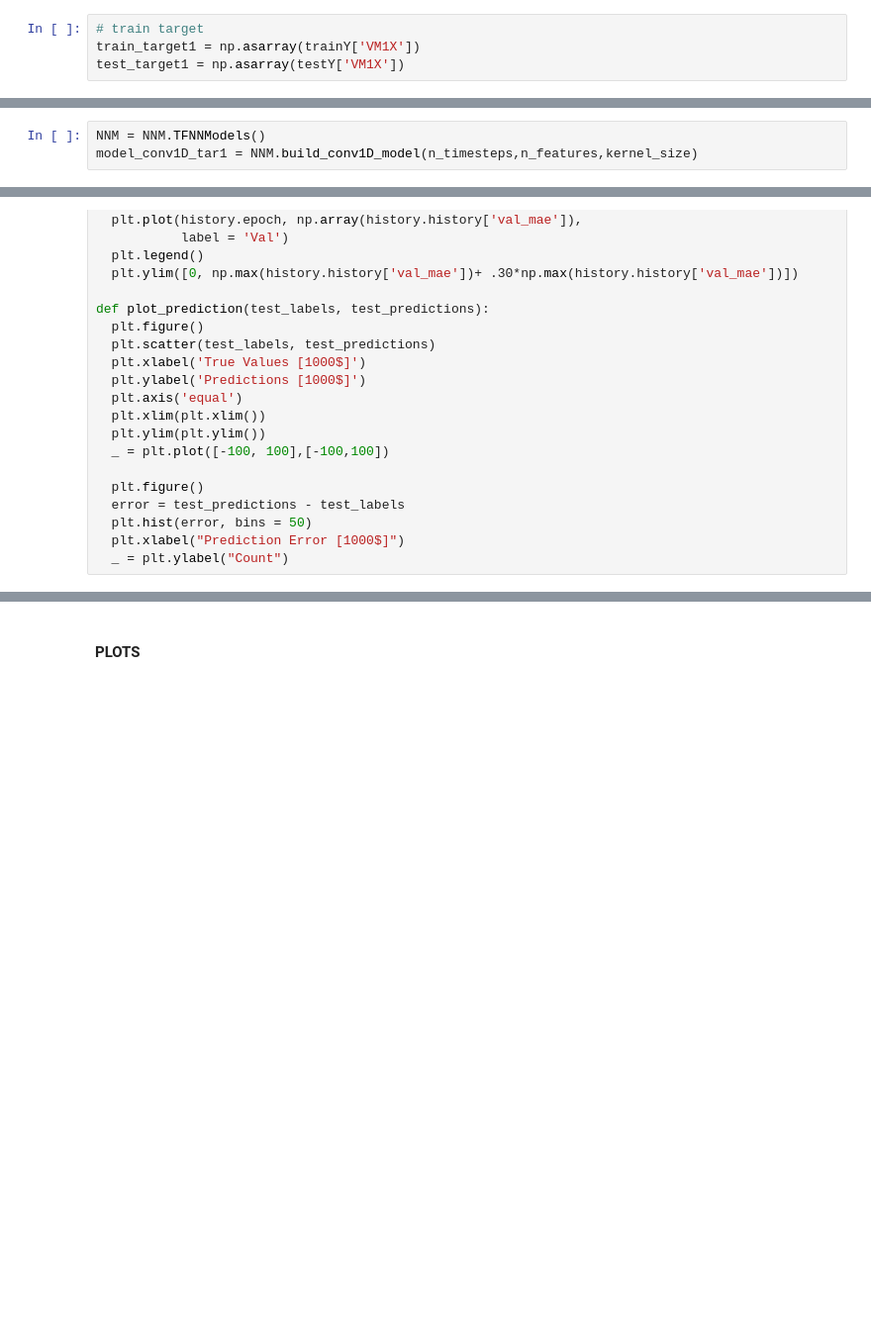
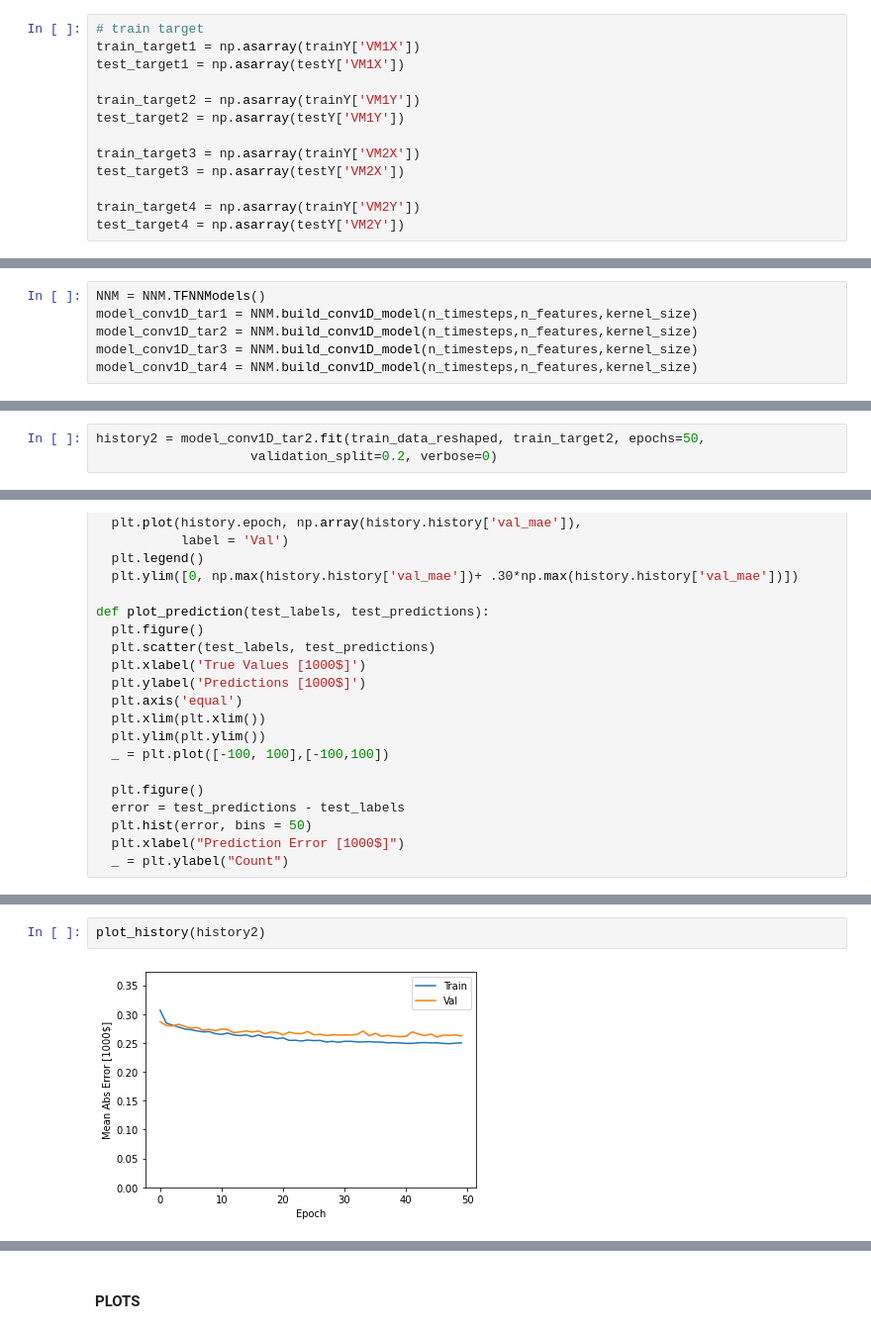
Before and after one commit to dialectic/Navigation_LearnEngine, a Jupyter notebook: Navigation_ConvNN.ipynb, the cells around one changed output, grey strips where cells are left out. Shown: that part at 99% size. Saved outputs shown, nothing was run; the diff lists cells and outputs as text; blank space fills up the shorter version.

```diff
--- a/Navigation_ConvNN.ipynb
+++ b/Navigation_ConvNN.ipynb
@@ -70,6 +70,15 @@ test_data_reshaped = testX.reshape(testX.shape[0],testX.shape[1],1)
 # train target
 train_target1 = np.asarray(trainY['VM1X'])
 test_target1 = np.asarray(testY['VM1X'])
+
+train_target2 = np.asarray(trainY['VM1Y'])
+test_target2 = np.asarray(testY['VM1Y'])
+
+train_target3 = np.asarray(trainY['VM2X'])
+test_target3 = np.asarray(testY['VM2X'])
+
+train_target4 = np.asarray(trainY['VM2Y'])
+test_target4 = np.asarray(testY['VM2Y'])
 # %%
 #trainY = to_categorical(trainY)
 #testY = to_categorical(testY)
@@ -90,6 +99,9 @@ train_target1.shape
 # %%
 NNM = NNM.TFNNModels()
 model_conv1D_tar1 = NNM.build_conv1D_model(n_timesteps,n_features,kernel_size)
+model_conv1D_tar2 = NNM.build_conv1D_model(n_timesteps,n_features,kernel_size)
+model_conv1D_tar3 = NNM.build_conv1D_model(n_timesteps,n_features,kernel_size)
+model_conv1D_tar4 = NNM.build_conv1D_model(n_timesteps,n_features,kernel_size)
 # %% [output]
 Created NN Model Instance
 # %%
@@ -140,0 +131,3 @@ test_predictions=model_conv1D_tar1.predict(test_data_reshaped)
+# %%
+history2 = model_conv1D_tar2.fit(train_data_reshaped, train_target2, epochs=50,
+                    validation_split=0.2, verbose=0)
@@ -176,0 +194,4 @@ plot_history(history)
+# %%
+plot_history(history2)
+# %% [output]
+[figure, added]
```
Also changed, not shown: parts of 21 cells of this notebook, 20 other files.
